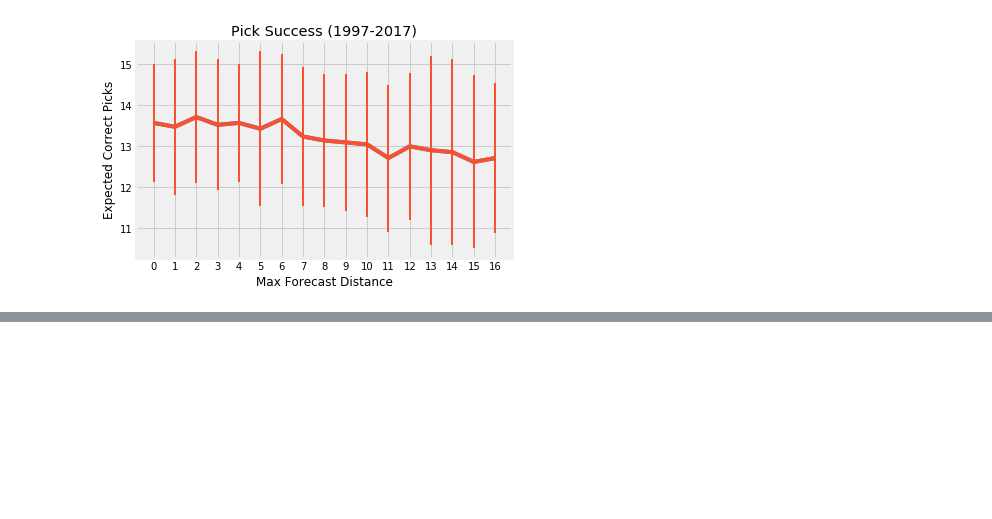
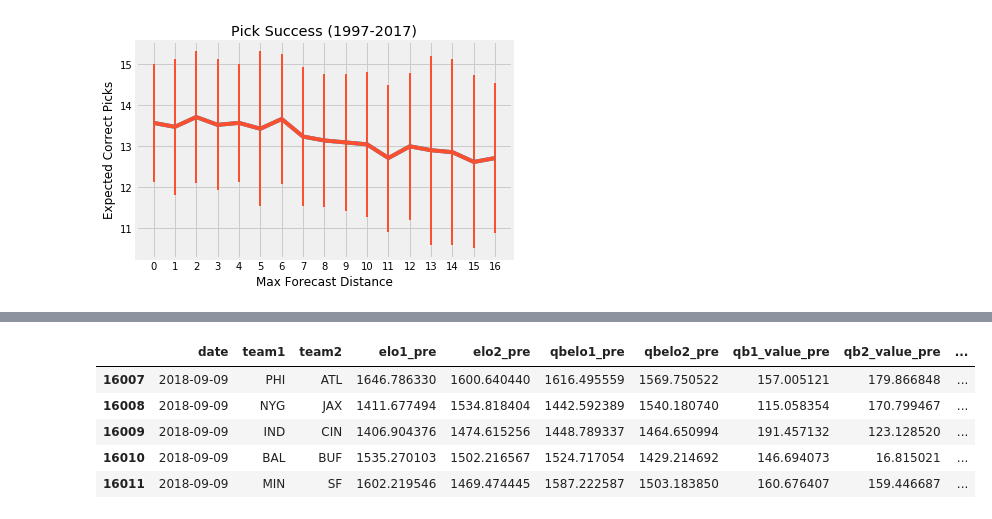
Before and after one commit to ajvogt/nfl-pickem, a Jupyter notebook: analysis.ipynb, the cells around one changed output, grey strips where cells are left out. Drawn from its saved outputs; the diff is of its cells as text; code cells hidden in the pictures; blank space fills up the shorter version.

```diff
--- a/analysis.ipynb
+++ b/analysis.ipynb
@@ -89,0 +114,3 @@ plt.show()
+# %%
+df = pk.data_
+print(df.columns)
@@ -89,0 +125,12 @@ plt.show()
+# %%
+cols = ['date', 'team1', 'team2', 'elo1_pre',
+        'elo2_pre', 'qbelo1_pre', 'qbelo2_pre',
+        'qb1_value_pre', 'qb2_value_pre', 'qb1_adj', 'qb2_adj']
+df[df.season == 2018][cols].head()
+# %% [output]
+|  | date | team1 | team2 | elo1_pre | elo2_pre | qbelo1_pre | qbelo2_pre | qb1_value_pre | qb2_value_pre | ... |
+| 16007 | 2018-09-09 | PHI | ATL | 1646.786330 | 1600.640440 | 1616.495559 | 1569.750522 | 157.005121 | 179.866848 | ... |
+| 16008 | 2018-09-09 | NYG | JAX | 1411.677494 | 1534.818404 | 1442.592389 | 1540.180740 | 115.058354 | 170.799467 | ... |
+| 16009 | 2018-09-09 | IND | CIN | 1406.904376 | 1474.615256 | 1448.789337 | 1464.650994 | 191.457132 | 123.128520 | ... |
+| 16010 | 2018-09-09 | BAL | BUF | 1535.270103 | 1502.216567 | 1524.717054 | 1429.214692 | 146.694073 | 16.815021 | ... |
+| 16011 | 2018-09-09 | MIN | SF | 1602.219546 | 1469.474445 | 1587.222587 | 1503.183850 | 160.676407 | 159.446687 | ... |
```
Also changed, not shown: parts of 4 cells of this notebook.
